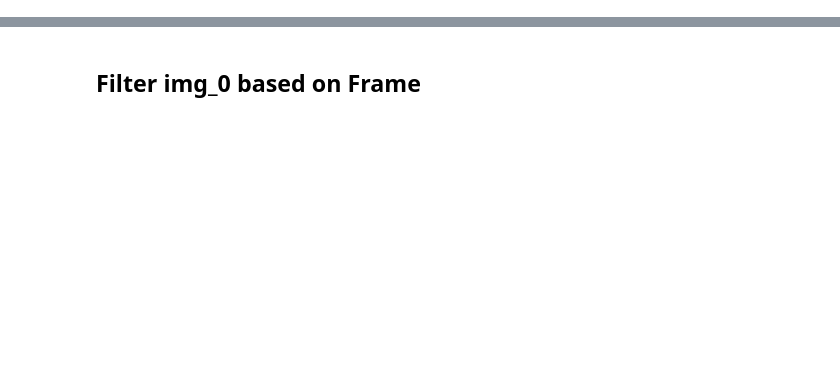
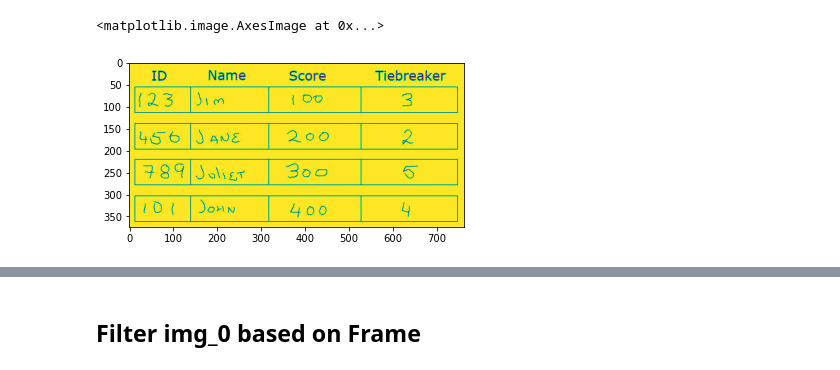
Before and after one commit to wlwlct/HandWritingRecognization, a Jupyter notebook: cell segmentation.ipynb, the cells around one changed output, grey strips where cells are left out. Saved outputs shown, nothing was run; the diff lists cells and outputs as text; code cells hidden in the pictures; blank space fills up the shorter version.

```diff
--- a/cell segmentation.ipynb
+++ b/cell segmentation.ipynb
@@ -13,9 +57,12 @@ from skimage.morphology import skeletonize, binary_closing
 # A Framework to Access Handwritten Information within Large Digitized Paper Collections
 # %%
 # load as a grayscale image, best used on scanned image
-img_url = '/Users/livi/Git/Hand Writing Recognization/Example/images/SCN_0007-2.jpg'
+img_url = '/Users/livi/Git/HandWritingRecognization/Examples/SG9AL.jpeg'
 img = cv2.imread(img_url,0)
 plt.imshow(img)
+# %% [output]
+<matplotlib.image.AxesImage at 0x...>
+[figure, added]
 # %%
 # binarized (background 0, line/text 1)
 img = 1-img/255
```
Also changed, not shown: parts of 16 cells of this notebook, 1 other file.
